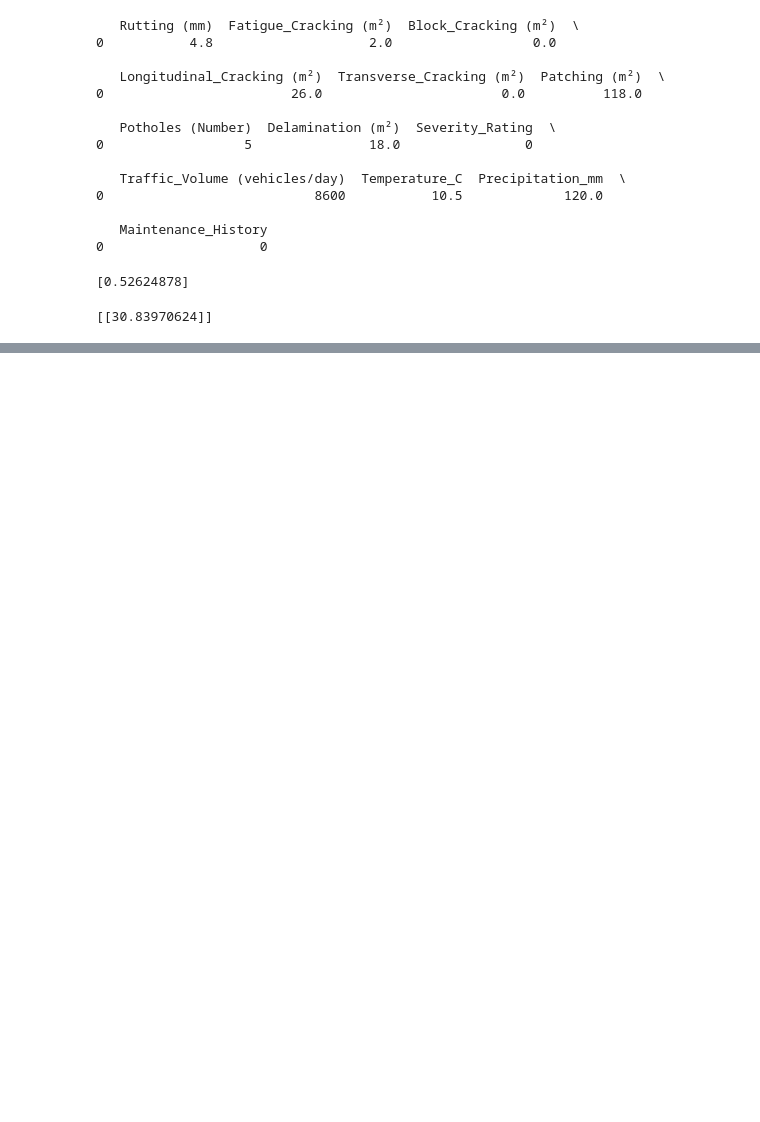
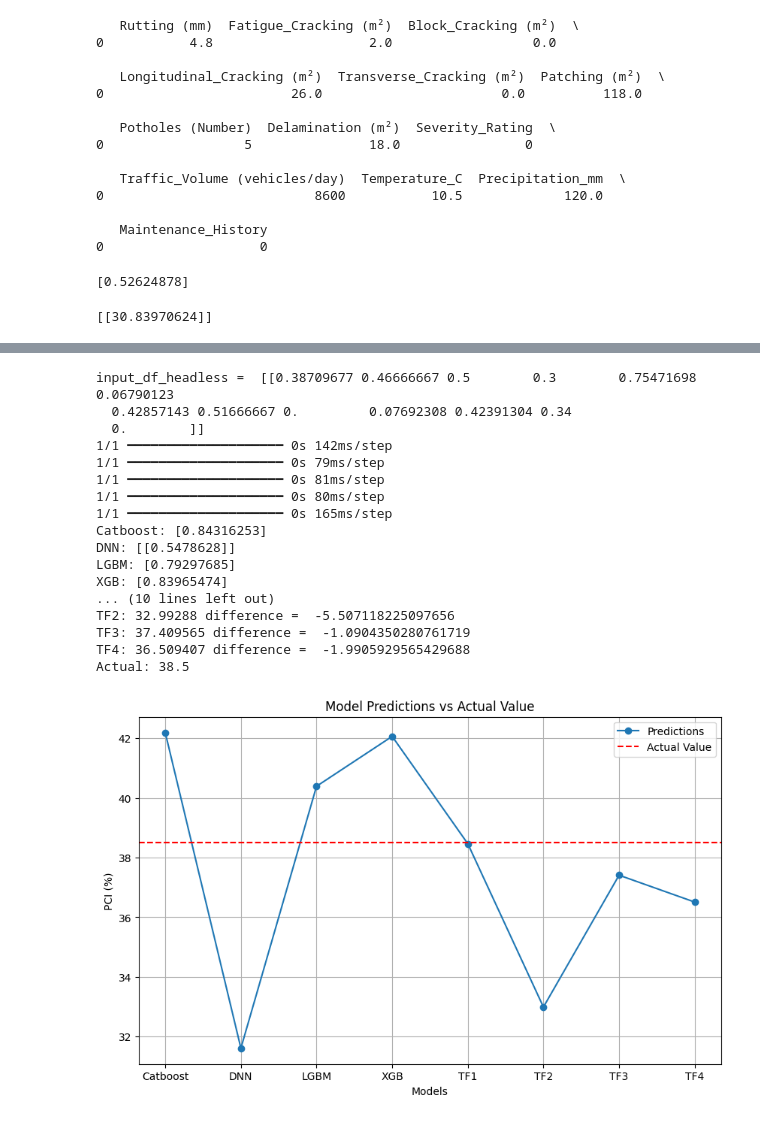
Before and after one commit to nexiouscaliver/pavement-condition-prediction, a Jupyter notebook: notebooks/cat-test.ipynb, the cells around one changed output, grey strips where cells are left out. Cells and saved outputs as stored; diff of their text form; code cells hidden in the pictures; blank space fills up the shorter version.

```diff
--- a/notebooks/cat-test.ipynb
+++ b/notebooks/cat-test.ipynb
@@ -175,0 +420,52 @@ print(selecty.values[0])
+# %%
+ans = predict_all_models(5.1, 2.1, 0.5, 18.3, 4.0, 42.5, 7, 15.1, 'Medium', 1400, 9.7, 97.0, 'None')
+print('FINAL PREDICTIONS :')
+
+actual_value = 38.5
+
+print('Catboost:', ans[0] , 'difference = ', ans[0] - actual_value)
+print('DNN:', ans[1], 'difference = ', ans[1] - actual_value)
+print('LGBM:', ans[2], 'difference = ', ans[2] - actual_value)
+print('XGB:', ans[3], 'difference = ', ans[3] - actual_value)
+print('TF1:', ans[4], 'difference = ', ans[4] - actual_value)
+print('TF2:', ans[5], 'difference = ', ans[5] - actual_value)
+print('TF3:', ans[6], 'difference = ', ans[6] - actual_value)
+print('TF4:', ans[7], 'difference = ', ans[7] - actual_value)
+
+
+print('Actual:', actual_value)
+
+#make a plot
+# Plot the predictions
+models = ['Catboost', 'DNN', 'LGBM', 'XGB', 'TF1', 'TF2', 'TF3', 'TF4']
+predictions = [ans[0][0], ans[1], ans[2][0], ans[3][0], ans[4], ans[5], ans[6], ans[7]]
+
+
+plt.figure(figsize=(10, 6))
+plt.plot(models, predictions, marker='o', label='Predictions')
+plt.axhline(y=actual_value, color='r', linestyle='--', label='Actual Value')
+plt.xlabel('Models')
+plt.ylabel('PCI (%)')
+plt.title('Model Predictions vs Actual Value')
+plt.legend()
+plt.grid(True)
+plt.show()
+# %% [output]
+input_df_headless =  [[0.38709677 0.46666667 0.5        0.3        0.75471698 0.06790123
+  0.42857143 0.51666667 0.         0.07692308 0.42391304 0.34
+  0.        ]]
+1/1 ━━━━━━━━━━━━━━━━━━━━ 0s 142ms/step
+1/1 ━━━━━━━━━━━━━━━━━━━━ 0s 79ms/step
+1/1 ━━━━━━━━━━━━━━━━━━━━ 0s 81ms/step
+1/1 ━━━━━━━━━━━━━━━━━━━━ 0s 80ms/step
+1/1 ━━━━━━━━━━━━━━━━━━━━ 0s 165ms/step
+Catboost: [0.84316253]
+DNN: [[0.5478628]]
+LGBM: [0.79297685]
+XGB: [0.83965474]
+... (10 lines left out)
+TF2: 32.99288 difference =  -5.507118225097656
+TF3: 37.409565 difference =  -1.0904350280761719
+TF4: 36.509407 difference =  -1.9905929565429688
+Actual: 38.5
+[figure, added]
```
Also changed, not shown: parts of 6 cells of this notebook.
